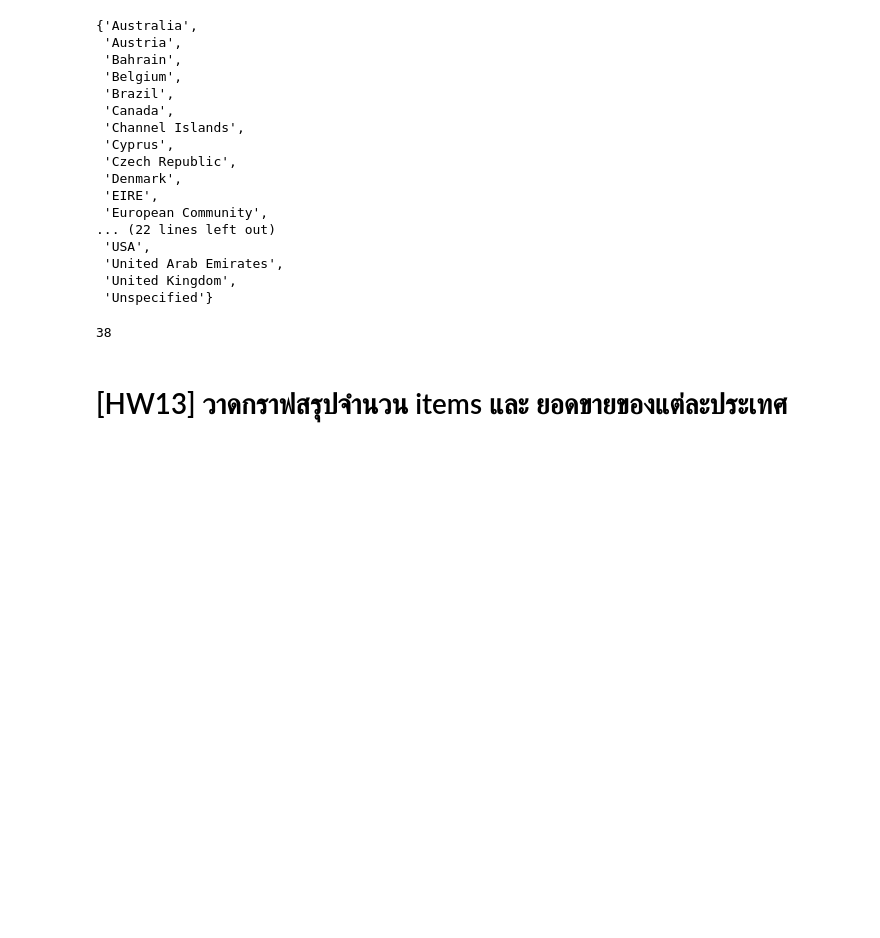
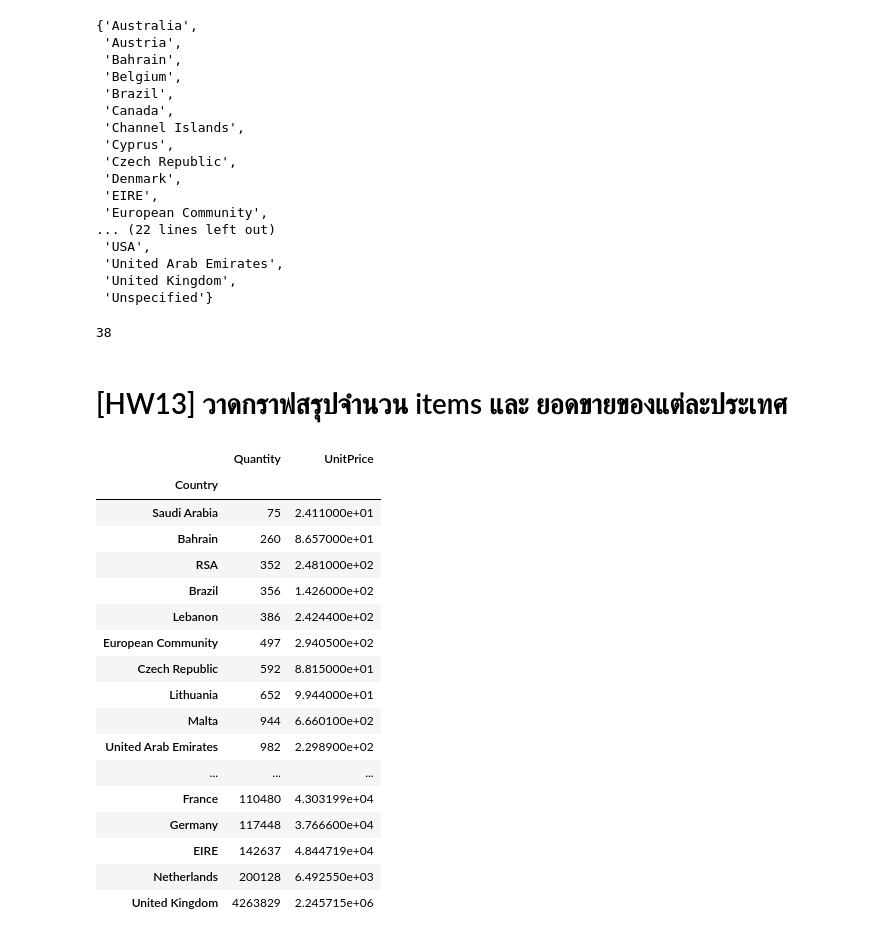
Before and after one commit to kittimaxz/DWDM21, a Jupyter notebook: Chapter6_Association_Rules.ipynb, the cells around one changed output. Cells and saved outputs as stored; diff of their text form; code cells hidden in the pictures; blank space fills up the shorter version.

```diff
--- a/Chapter6_Association_Rules.ipynb
+++ b/Chapter6_Association_Rules.ipynb
@@ -58,0 +61,23 @@ import matplotlib.pyplot as plt
+# %%
+data_q = data.groupby('Country').sum().sort_values('Quantity')
+data_cq = data_q.iloc[:,:2]
+data_cq
+# %% [output]
+|  | Quantity | UnitPrice |
+| Country |  |  |
+| Saudi Arabia | 75 | 2.411000e+01 |
+| Bahrain | 260 | 8.657000e+01 |
+| RSA | 352 | 2.481000e+02 |
+| Brazil | 356 | 1.426000e+02 |
+| Lebanon | 386 | 2.424400e+02 |
+| European Community | 497 | 2.940500e+02 |
+| Czech Republic | 592 | 8.815000e+01 |
+| Lithuania | 652 | 9.944000e+01 |
+| Malta | 944 | 6.660100e+02 |
+| United Arab Emirates | 982 | 2.298900e+02 |
+| ... | ... | ... |
+| France | 110480 | 4.303199e+04 |
+| Germany | 117448 | 3.766600e+04 |
+| EIRE | 142637 | 4.844719e+04 |
+| Netherlands | 200128 | 6.492550e+03 |
+| United Kingdom | 4263829 | 2.245715e+06 |
```
Also changed, not shown: parts of 6 cells of this notebook.
